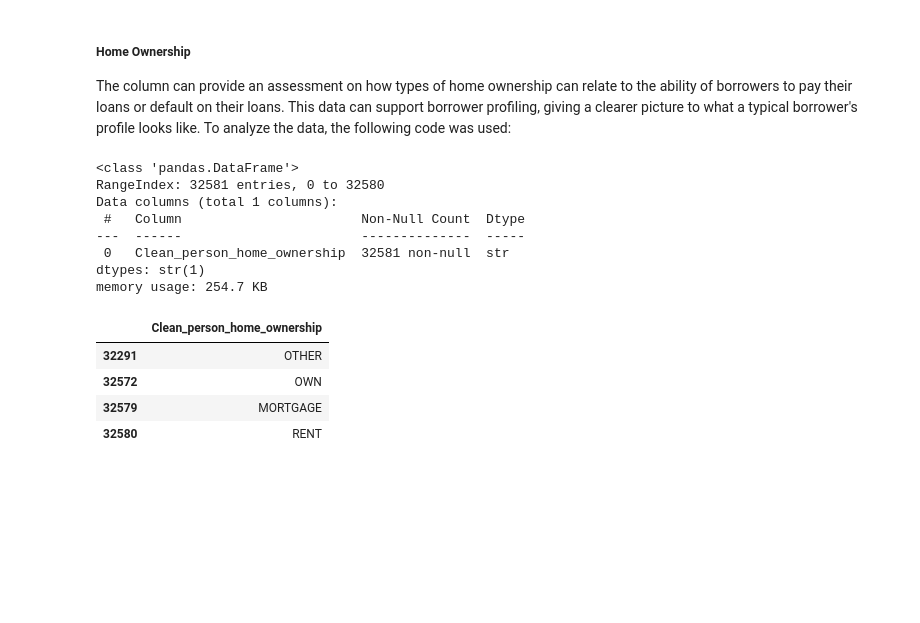
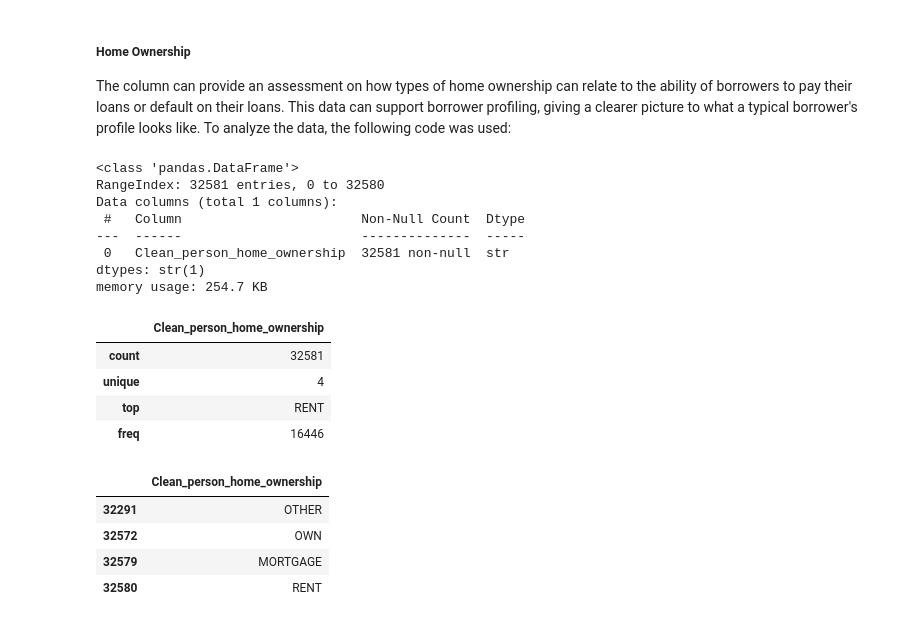
Before and after one commit to Lastlight10/credit_load_risk_data_analysis, a Jupyter notebook: 2_data_analysis_exploration.ipynb, the cells around one changed output. Drawn from its saved outputs; the diff is of its cells as text; code cells hidden in the pictures; blank space fills up the shorter version.

```diff
--- a/2_data_analysis_exploration.ipynb
+++ b/2_data_analysis_exploration.ipynb
@@ -220,15 +228,21 @@ The column can provide an assessment on how types of home ownership can relate t
 # %%
 home_ownerships = pd.read_csv('cleaned_data/cleaned_person_home_ownerships.csv')
 home_ownerships.info()
+home_ownerships.describe()
 # %% [output]
 <class 'pandas.DataFrame'>
 RangeIndex: 32581 entries, 0 to 32580
 Data columns (total 1 columns):
  #   Column                       Non-Null Count  Dtype
 ---  ------                       --------------  -----
  0   Clean_person_home_ownership  32581 non-null  str
 dtypes: str(1)
 memory usage: 254.7 KB
+|  | Clean_person_home_ownership |
+| count | 32581 |
+| unique | 4 |
+| top | RENT |
+| freq | 16446 |
 # %%
 home_ownerships.drop_duplicates(keep='last')
 # %% [output]
```
Also changed, not shown: parts of 32 cells of this notebook, 1 other file.
